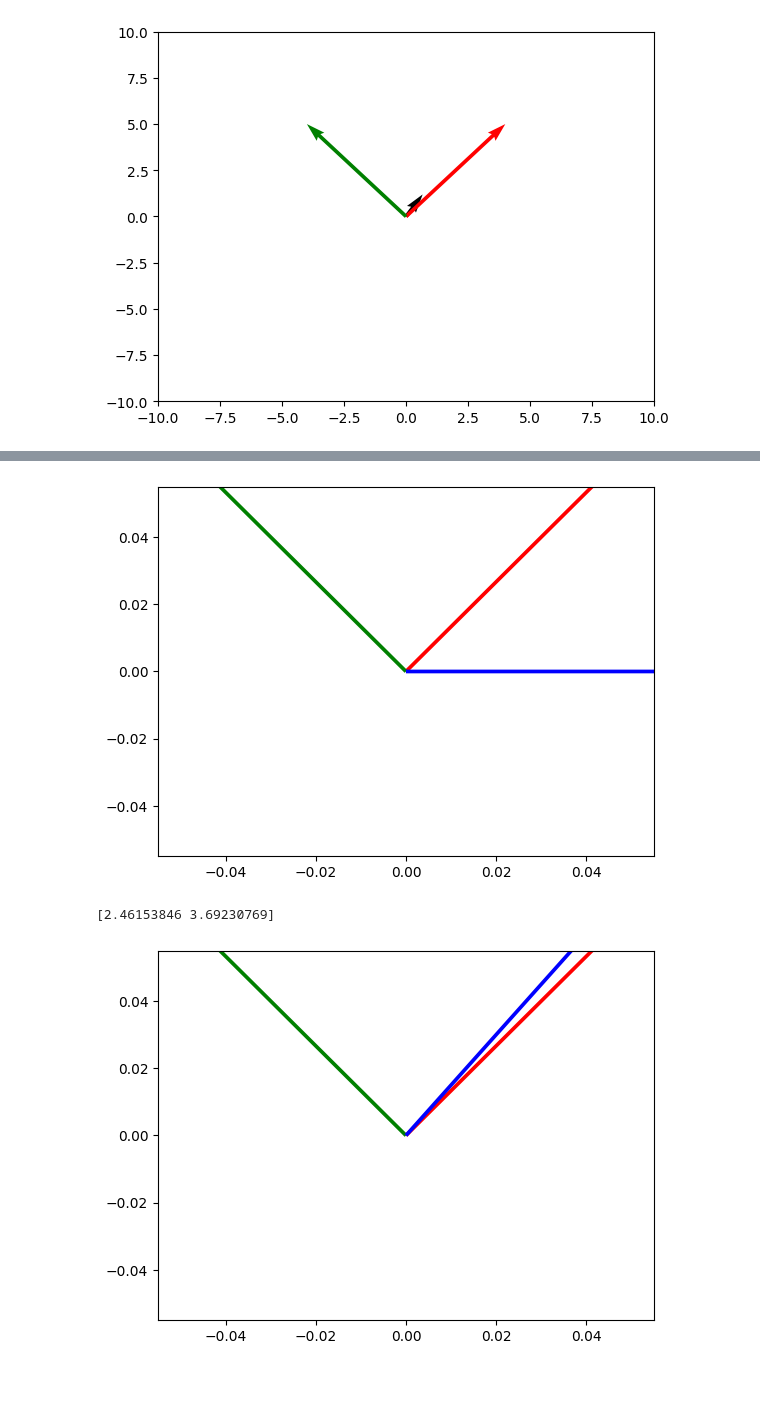
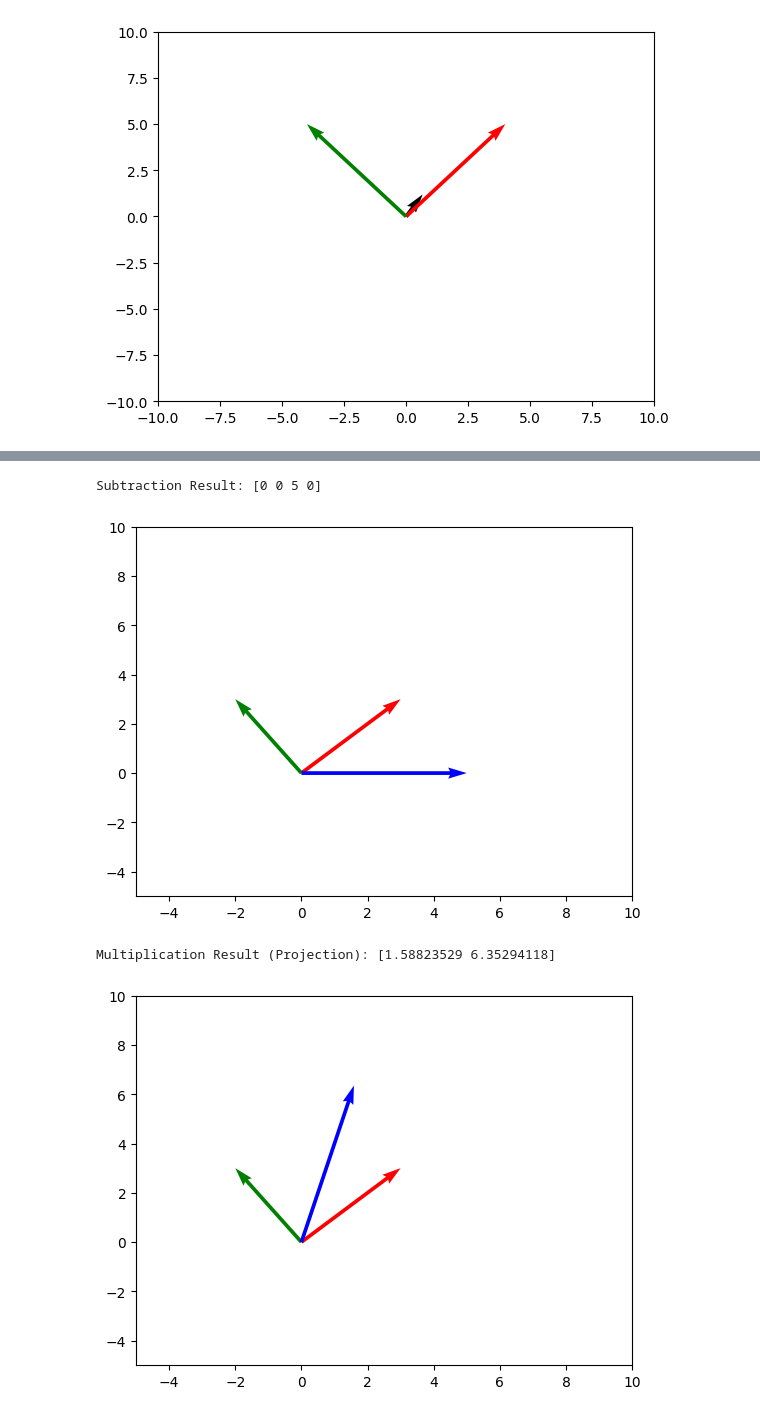
Before and after one commit to srecpp/dl, a Jupyter notebook: Ex1-Vectors.ipynb, the cells around one changed output, grey strips where cells are left out. Saved outputs shown, nothing was run; the diff lists cells and outputs as text; code cells hidden in the pictures; blank space fills up the shorter version.

```diff
--- a/Ex1-Vectors.ipynb
+++ b/Ex1-Vectors.ipynb
@@ -35,4 +34,0 @@ plt.show()
-# %%
-vecs=[np.asarray([0,0,3,4]),np.asarray([0,0,-3,4])]
-vecs[0]+vecs[1]
-plot_vector([vecs[0],vecs[1],vecs[0]+vecs[1]])
@@ -41,15 +35,19 @@ plot_vector([vecs[0],vecs[1],vecs[0]+vecs[1]])
 # %%
-plot_vector([vecs[0],vecs[1],vecs[0]-vecs[1]])
+result_sub = vecs[0] - vecs[1]
+print("Subtraction Result:", result_sub)
+plot_vector([vecs[0], vecs[1], result_sub])
 # %% [output]
+Subtraction Result: [0 0 5 0]
-[figure, old version]
+[figure, new version]
-# %%
-
-c=np.dot(np.asarray([2,4]),np.asarray([4,6]))/np.linalg.norm(np.asarray([4,6]))
-b=np.asarray([4,6])
-vec_c=(c/(np.linalg.norm(np.asarray([4,6])))*b)
-print(vec_c)
-plot_vector([vecs[0],vecs[1],[0,0,2.46153846,3.69230769]])
-# %% [output]
-[2.46153846 3.69230769]
-[figure, removed]
+# %%
+#  Vector Multiplication (Dot Product)
+vec_a = np.asarray([3, 6])  # Change this vector as needed
+vec_b = np.asarray([2, 8])  # Change this vector as needed
+c = np.dot(vec_a, vec_b) / np.linalg.norm(vec_b)
+vec_c = (c / np.linalg.norm(vec_b)) * vec_b
+print("Multiplication Result (Projection):", vec_c)
+plot_vector([vecs[0], vecs[1], [0, 0, vec_c[0], vec_c[1]]])
+# %% [output]
+Multiplication Result (Projection): [1.58823529 6.35294118]
+[figure, added]
 # %%
```
Also changed, not shown: parts of 7 cells of this notebook.
